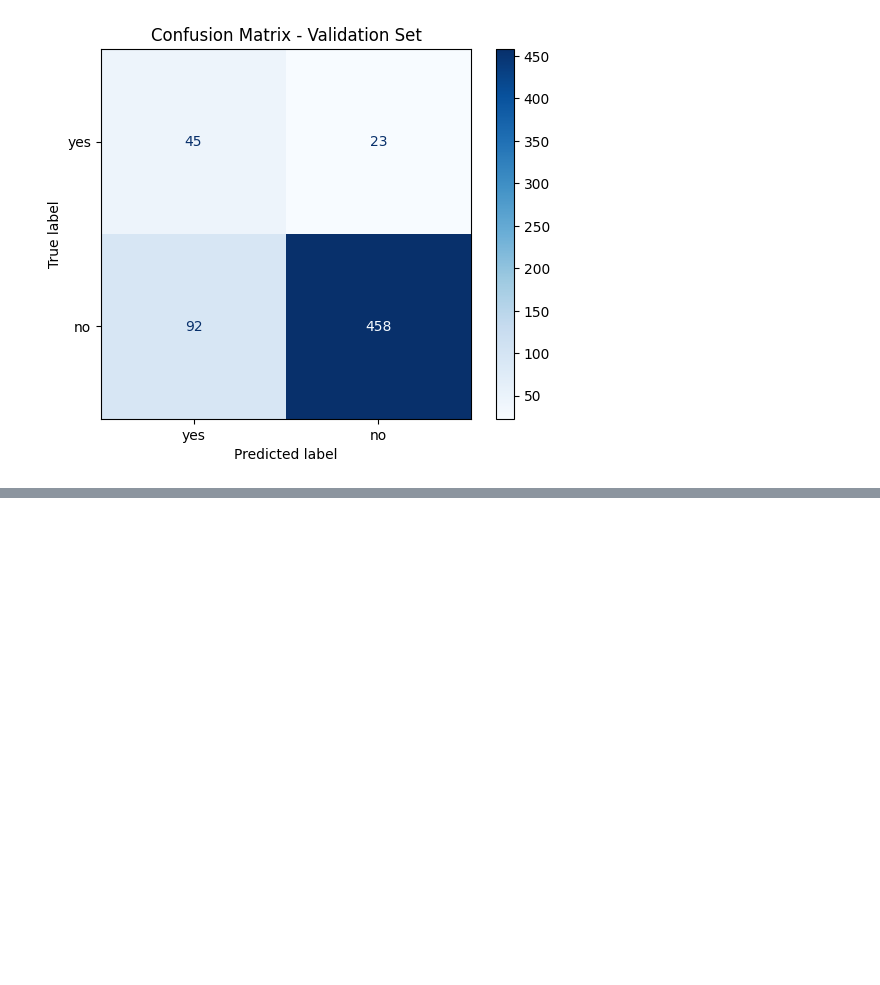
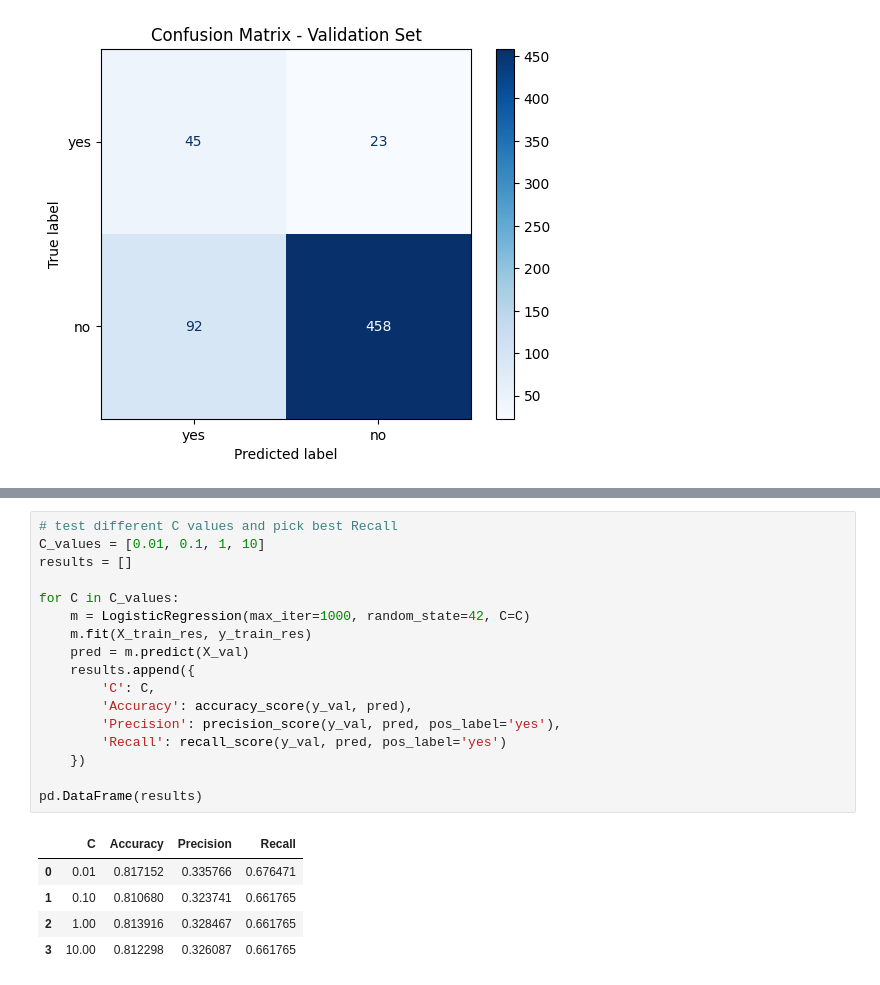
Before and after one commit to javocruz/ML-fundamentals-2026, a Jupyter notebook: assignment1_Javier_Cruz.ipynb, the cells around one changed output, grey strips where cells are left out. Saved outputs shown, nothing was run; the diff lists cells and outputs as text; blank space fills up the shorter version.

```diff
--- a/assignment1_Javier_Cruz.ipynb
+++ b/assignment1_Javier_Cruz.ipynb
@@ -510,0 +519,23 @@ The confusion matrix confirms this, 44 subscribers correctly identified, 24 miss
+# %%
+# test different C values and pick best Recall
+C_values = [0.01, 0.1, 1, 10]
+results = []
+
+for C in C_values:
+    m = LogisticRegression(max_iter=1000, random_state=42, C=C)
+    m.fit(X_train_res, y_train_res)
+    pred = m.predict(X_val)
+    results.append({
+        'C': C,
+        'Accuracy': accuracy_score(y_val, pred),
+        'Precision': precision_score(y_val, pred, pos_label='yes'),
+        'Recall': recall_score(y_val, pred, pos_label='yes')
+    })
+
+pd.DataFrame(results)
+# %% [output]
+|  | C | Accuracy | Precision | Recall |
+| 0 | 0.01 | 0.817152 | 0.335766 | 0.676471 |
+| 1 | 0.10 | 0.810680 | 0.323741 | 0.661765 |
+| 2 | 1.00 | 0.813916 | 0.328467 | 0.661765 |
+| 3 | 10.00 | 0.812298 | 0.326087 | 0.661765 |
```
Also changed, not shown: parts of 12 cells of this notebook, 2 other files.
